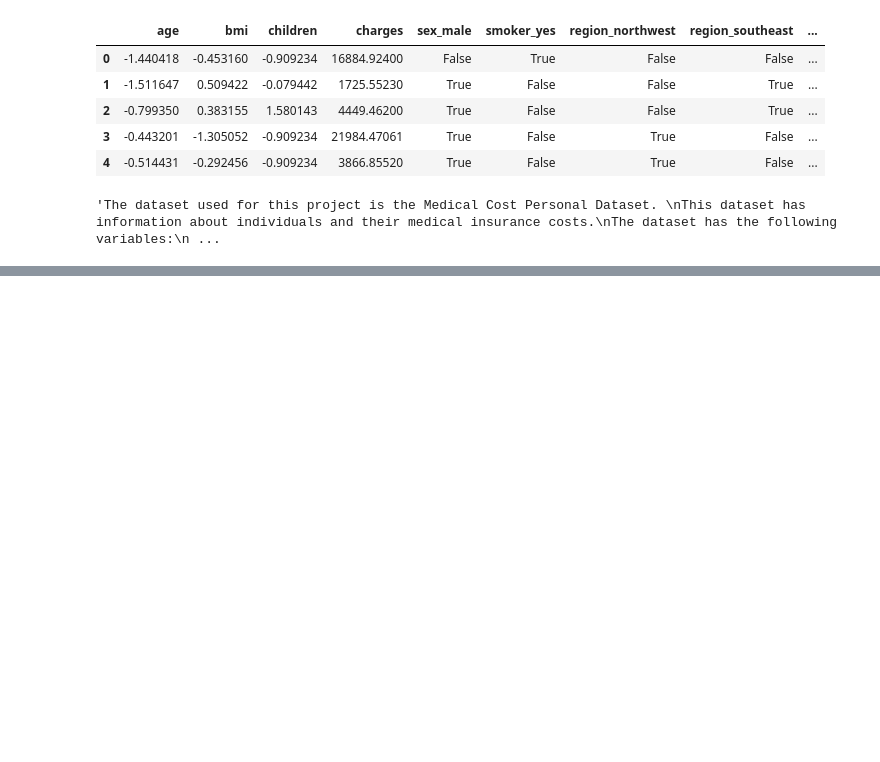
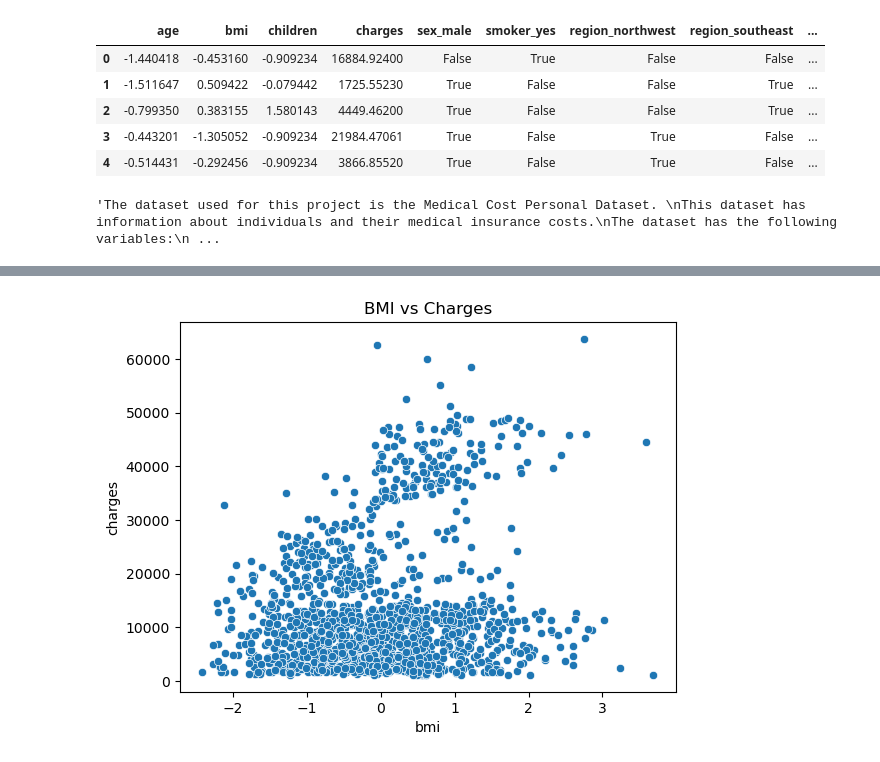
Before and after one commit to bmatlani8/insurance-cost-analysis, a Jupyter notebook: DATA200FinalProject.ipynb, the cells around one changed output, grey strips where cells are left out. Drawn from its saved outputs; the diff is of its cells as text; code cells hidden in the pictures; blank space fills up the shorter version.

```diff
--- a/DATA200FinalProject.ipynb
+++ b/DATA200FinalProject.ipynb
@@ -108,0 +127,10 @@ The purpose of this project is to perform regression and classification tasks fo
+# %%
+#Plot 3- BMI vs Charges
+
+sns.scatterplot(x='bmi', y='charges', data=df)
+plt.title("BMI vs Charges")
+plt.show()
+
+#output analysis: plot shows a positive relationship between BMI and medical charges which shows that higher BMI leads to increased costs.
+# %% [output]
+[figure, added]
```
Also changed, not shown: parts of 8 cells of this notebook.
